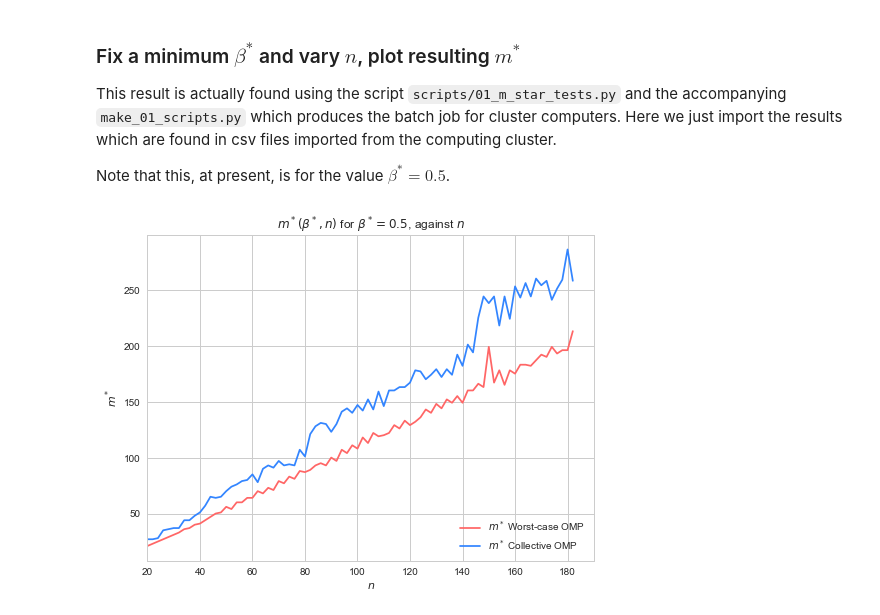
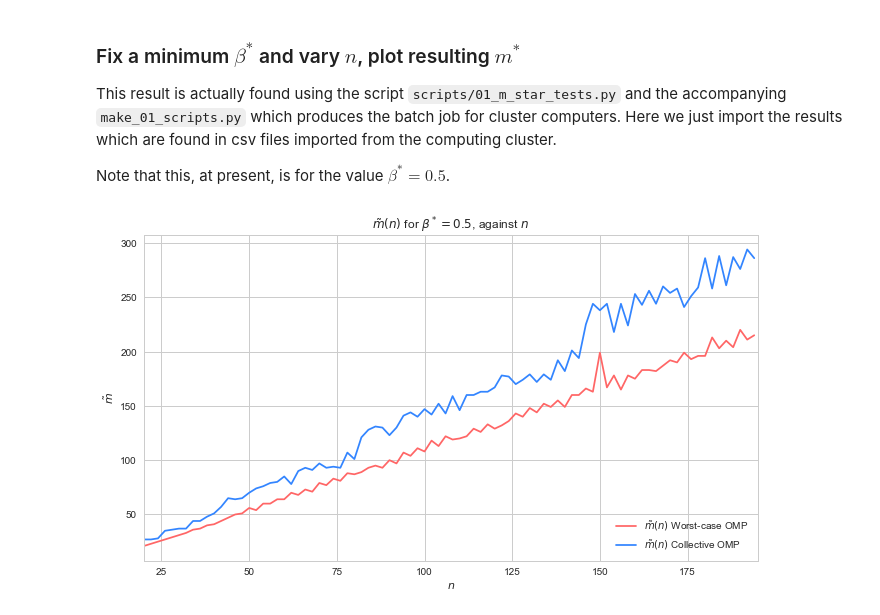
Before and after one commit to james-nichols/pyApproxTools, a Jupyter notebook: notebooks/omp/02_omp_point_eval.ipynb, the cells around one changed output. Cells and saved outputs as stored; diff of their text form; code cells hidden in the pictures.

Commit message:
m tilde now

```diff
--- a/notebooks/omp/02_omp_point_eval.ipynb
+++ b/notebooks/omp/02_omp_point_eval.ipynb
@@ -209,28 +209,29 @@ Note that this, at present, is for the value $\beta^* = 0.5$.
 # %%
 data_dir = '../scripts/'
 comp_file = data_dir + 'comp_sin_m_star.csv'
 wcomp_file = data_dir + 'wcomp_sin_m_star.csv'
 
 ms_comp = np.loadtxt(comp_file)
 ms_wcomp = np.loadtxt(wcomp_file)
 
 sns.set_palette("deep")
 sns.set_style("whitegrid")
 cp = sns.color_palette()
 
 bl = (51/255, 133/255, 255/255)
 re = (255/255, 102/255, 102/255)
 
 axs = []
-fig = plt.figure(figsize=(8, 6))
-ax = fig.add_subplot(1, 1, 1, title=r'$m^*(\beta^*, n)$ for $\beta^*=0.5$, against $n$')#, title=r'$\beta(V_n, W_m)$ against $m$ for various $n$')
+fig = plt.figure(figsize=(11, 6))
+ax = fig.add_subplot(1, 1, 1, title=r'$\tilde{m}(n)$ for $\beta^*=0.5$, against $n$')#, title=r'$\beta(V_n, W_m)$ against $m$ for various $n$')
 
-plt.plot(ms_wcomp[:,0], ms_wcomp[:,1], label=r'$m^*$ Worst-case OMP'.format(n), color=re)
-plt.plot(ms_comp[:,0], ms_comp[:,1], label=r'$m^*$ Collective OMP'.format(n), color=bl)
+plt.plot(ms_wcomp[:,0], ms_wcomp[:,1], label=r'$\tilde{m}(n)$ Worst-case OMP', color=re)
+plt.plot(ms_comp[:,0], ms_comp[:,1], label=r'$\tilde{m}(n)$ Collective OMP', color=bl)
 
-ax.set(xlabel='$n$', ylabel=r'$m^*$', xlim=[20,190])#r'$m$', ylabel=r'$\beta(V_n, W_m)$')
+ax.set(xlabel='$n$', ylabel=r'$\tilde{m}$', xlim=[20,195])#r'$m$', ylabel=r'$\beta(V_n, W_m)$')
+ax.xaxis.set_ticks(np.arange(25, 200, 25))
 plt.legend(loc=4)
 plt.savefig('m_star_COMP_vs_WCOMP.pdf')
 plt.show()
 # %% [output]
-[figure, old version]
+[figure, new version]
```
